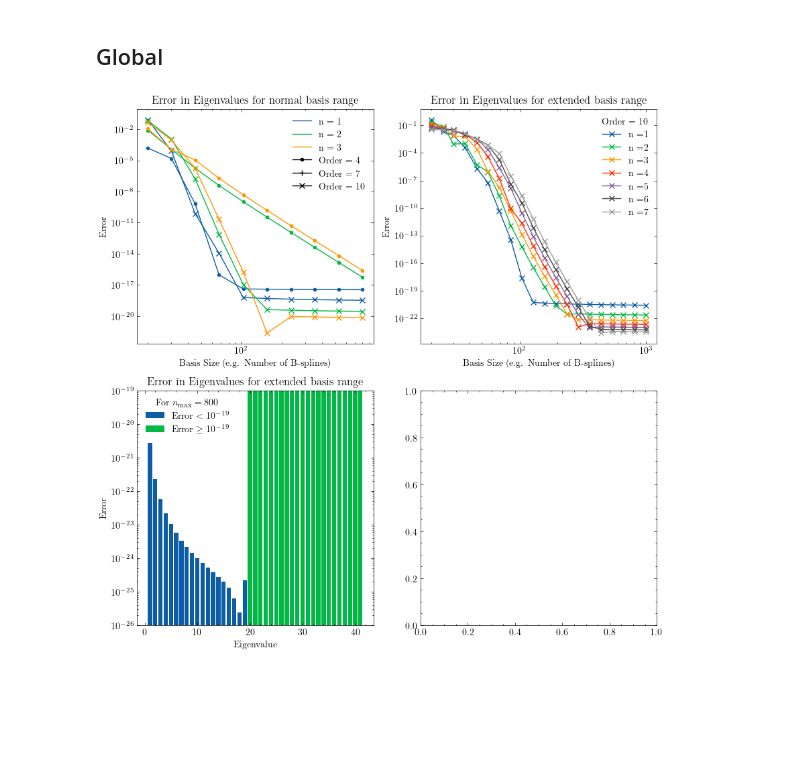
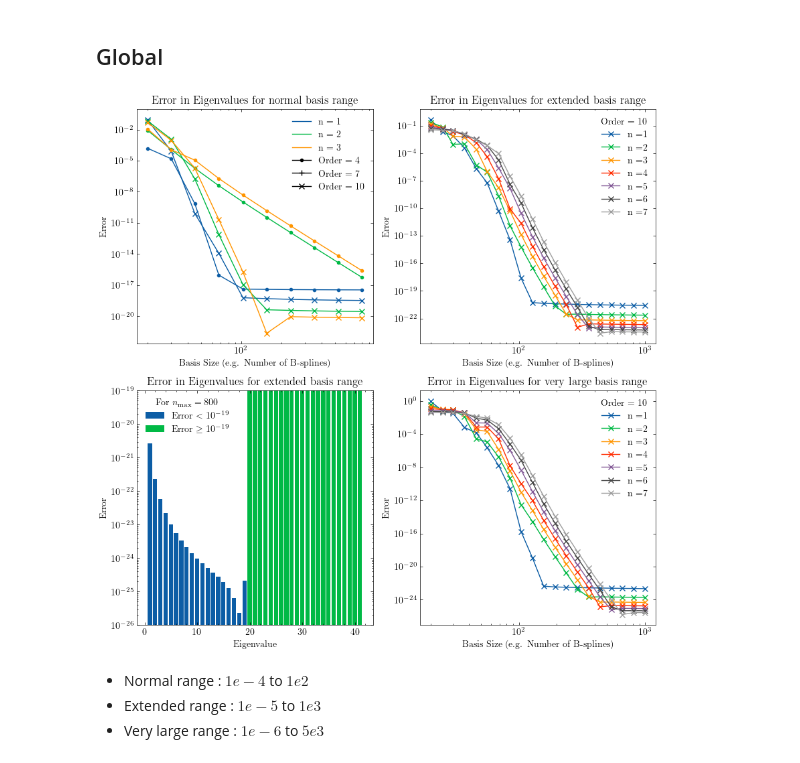
Before and after one commit to ma2this510/Dirac_Equation, a Jupyter notebook: notebook.ipynb, the cells around one changed output. Drawn from its saved outputs; the diff is of its cells as text; code cells hidden in the pictures; blank space fills up the shorter version.

Commit message:
update error comparison figures

```diff
--- a/notebook.ipynb
+++ b/notebook.ipynb
@@ -278,3 +279,33 @@ ax.set_title('Error in Eigenvalues for normal basis range')
 plt.show()
 # %% [output]
 [figure]
+# %%
+folder_path = 'result_ext2'
+dir_file = os.listdir(folder_path)
+
+error_ext_2 = np.empty([len(dir_file), 100])
+error_ext_2.fill(np.nan)
+n_list_ext_2 = np.zeros(len(dir_file), dtype=int)
+order_list_ext_2 = np.zeros(len(dir_file), dtype=int)
+i = 0
+for filename in os.listdir(folder_path):
+    if "error" in filename:
+        nbspline, order = [int(x) for x in filename[:-4].split('_')[1:]]
+        n_list_ext_2[i] = nbspline
+        order_list_ext_2[i] = order
+        data = pd.read_csv(os.path.join(folder_path, filename), header=None, dtype=np.float128)
+        for j in range(len(data)):
+            error_ext_2[i, j] = data.iloc[j, 0]
+        i += 1
+# %%
+fig, ax = plt.subplots(figsize=(5, 5))
+for i in range(7):
+    ax.plot(n_list_ext_2[order_list_ext_2 == 10], error_ext_2[order_list_ext_2 == 10, i], label=f'n ={i+1}', marker='x', color='C'+str(i))
+
+ax.set_yscale('log')
+ax.set_xscale('log')
+ax.legend(title="Order = 10")
+ax.set_xlabel('Basis Size (e.g. Number of B-splines)')
+ax.set_ylabel('Error')
+ax.set_title('Error in Eigenvalues for very large basis range')
+plt.show()
@@ -297,31 +330,45 @@ axs[0, 0].set_ylabel('Error')
 axs[0, 0].set_title('Error in Eigenvalues for normal basis range')
 
 for i in range(7):
     # axs[0, 1].plot(n_list_1[order_list_1 == 7], error_1[order_list_1 == 7, i], label=f'n ={i+1}', marker='+', color='C'+str(i))
     # axs[0, 1].plot(n_list_1[order_list_1 == 4], error_1[order_list_1 == 4, i], label=f'n ={i+1}', marker='.', color='C'+str(i))
     axs[0, 1].plot(n_list_1_ext[order_list_1_ext == 10], error_1_ext[order_list_1_ext == 10, i], label=f'n ={i+1}', marker='x', color='C'+str(i))
 
 axs[0, 1].set_yscale('log')
 axs[0, 1].set_xscale('log')
 # axs[0, 1].legend(handles=[leg_n1, leg_n2, leg_n3, leg_o4, leg_o7, leg_o10])
 axs[0, 1].legend(title = 'Order = 10')
 axs[0, 1].set_xlabel('Basis Size (e.g. Number of B-splines)')
 axs[0, 1].set_ylabel('Error')
 axs[0, 1].set_title('Error in Eigenvalues for extended basis range')
 
 axs[1, 0].bar(n_series[best_series < 1E-19], best_series[best_series < 1E-19], label=r'$\text{Error} < 10^{-19}$')
 axs[1, 0].bar(n_series[best_series >= 1E-19], best_series[best_series >= 1E-19], label=r'$\text{Error} \geq 10^{-19}$')
 axs[1, 0].set_yscale('log')
 axs[1, 0].set_xlabel('Eigenvalue')
 axs[1, 0].set_ylabel('Error')
 axs[1, 0].set_title('Error in Eigenvalues for extended basis range')
 axs[1, 0].set_ylim(1E-26, 1E-19)
 axs[1, 0].legend(title=r"For $n_{\text{max}} = 800$")
 
+for i in range(7):
+    axs[1, 1].plot(n_list_ext_2[order_list_ext_2 == 10], error_ext_2[order_list_ext_2 == 10, i], label=f'n ={i+1}', marker='x', color='C'+str(i))
+
+axs[1, 1].set_yscale('log')
+axs[1, 1].set_xscale('log')
+axs[1, 1].legend(title="Order = 10")
+axs[1, 1].set_xlabel('Basis Size (e.g. Number of B-splines)')
+axs[1, 1].set_ylabel('Error')
+axs[1, 1].set_title('Error in Eigenvalues for very large basis range')
+
 plt.savefig('fig/error_comparison.png')
 plt.savefig('fig/error_comparison.pdf')
 plt.savefig('fig/error_comparison.svg')
 
 plt.show()
 # %% [output]
-[figure, old version]
+[figure, new version]
+# %% [markdown]
+- Normal range : $1e-4$ to $1e2$
+- Extended range : $1e-5$ to $1e3$
+- Very large range : $1e-6$ to $5e3$
```
Also changed, not shown: parts of 4 cells of this notebook, 3 other files.
